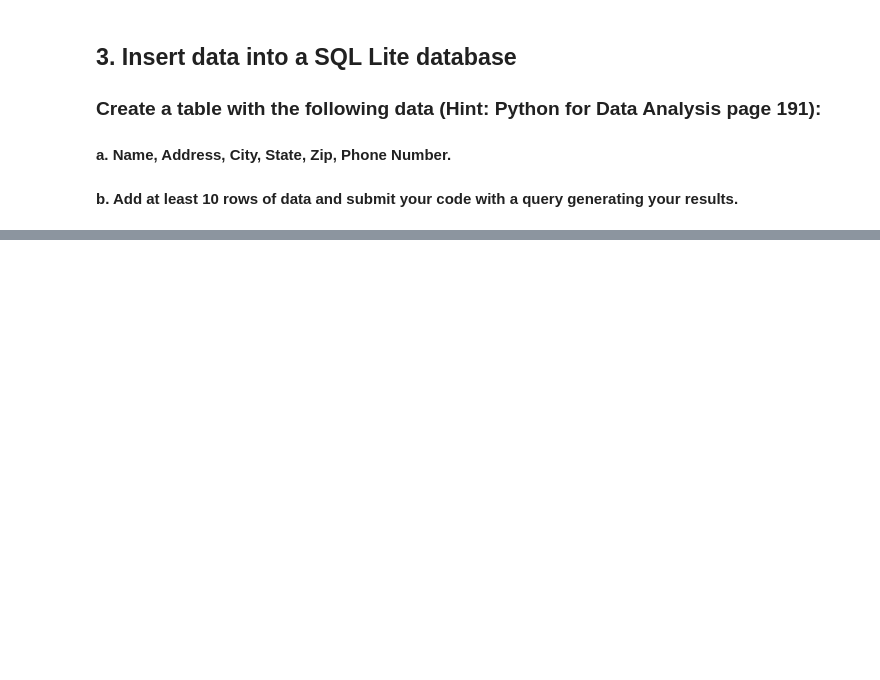
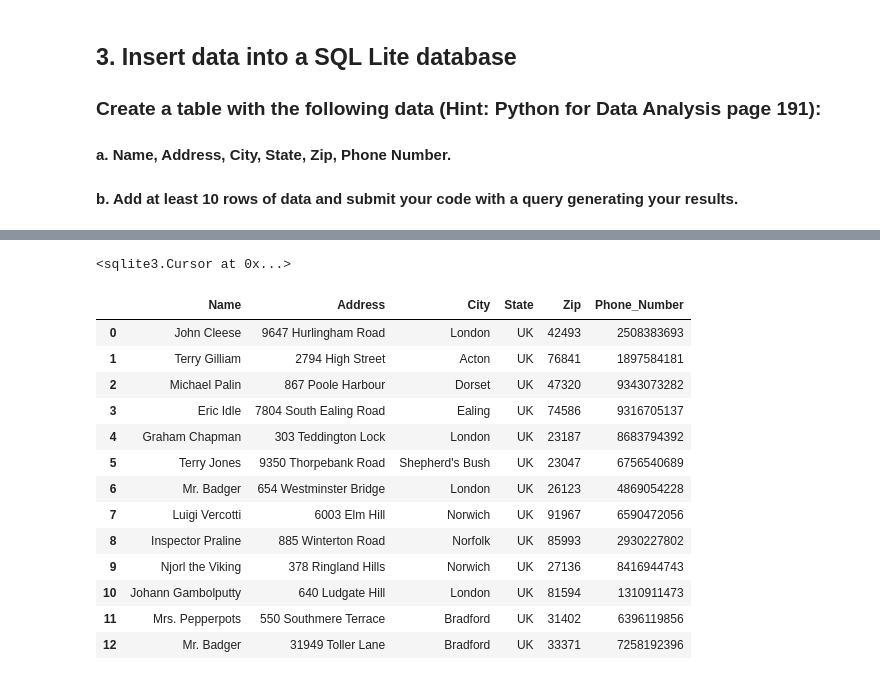
Before and after one commit to ScottBreitbach/DSC540, a Jupyter notebook: Weeks5-6/BreitbachScott_DSC540_Weeks5-6.ipynb, the cells around one changed output, grey strips where cells are left out. Saved outputs shown, nothing was run; the diff lists cells and outputs as text; code cells hidden in the pictures; blank space fills up the shorter version.

```diff
--- a/Weeks5-6/BreitbachScott_DSC540_Weeks5-6.ipynb
+++ b/Weeks5-6/BreitbachScott_DSC540_Weeks5-6.ipynb
@@ -347,0 +358,2 @@ sizeDF
+# %%
+con = sqlite3.connect('mydata.sqlite')
@@ -347,0 +392,4 @@ sizeDF
+# %%
+con.executemany(stmt, data)
+# %% [output]
+<sqlite3.Cursor at 0x...>
@@ -347,0 +398,20 @@ sizeDF
+# %%
+cursor = con.execute('select * from test')
+rows = cursor.fetchall()
+# %%
+pd.DataFrame(rows, columns=[x[0] for x in cursor.description])
+# %% [output]
+|  | Name | Address | City | State | Zip | Phone_Number |
+| 0 | John Cleese | 9647 Hurlingham Road | London | UK | 42493 | 2508383693 |
+| 1 | Terry Gilliam | 2794 High Street | Acton | UK | 76841 | 1897584181 |
+| 2 | Michael Palin | 867 Poole Harbour | Dorset | UK | 47320 | 9343073282 |
+| 3 | Eric Idle | 7804 South Ealing Road | Ealing | UK | 74586 | 9316705137 |
+| 4 | Graham Chapman | 303 Teddington Lock | London | UK | 23187 | 8683794392 |
+| 5 | Terry Jones | 9350 Thorpebank Road | Shepherd's Bush | UK | 23047 | 6756540689 |
+| 6 | Mr. Badger | 654 Westminster Bridge | London | UK | 26123 | 4869054228 |
+| 7 | Luigi Vercotti | 6003 Elm Hill | Norwich | UK | 91967 | 6590472056 |
+| 8 | Inspector Praline | 885 Winterton Road | Norfolk | UK | 85993 | 2930227802 |
+| 9 | Njorl the Viking | 378 Ringland Hills | Norwich | UK | 27136 | 8416944743 |
+| 10 | Johann Gambolputty | 640 Ludgate Hill | London | UK | 81594 | 1310911473 |
+| 11 | Mrs. Pepperpots | 550 Southmere Terrace | Bradford | UK | 31402 | 6396119856 |
+| 12 | Mr. Badger | 31949 Toller Lane | Bradford | UK | 33371 | 7258192396 |
```
Also changed, not shown: parts of 10 cells of this notebook, 7 other files.
